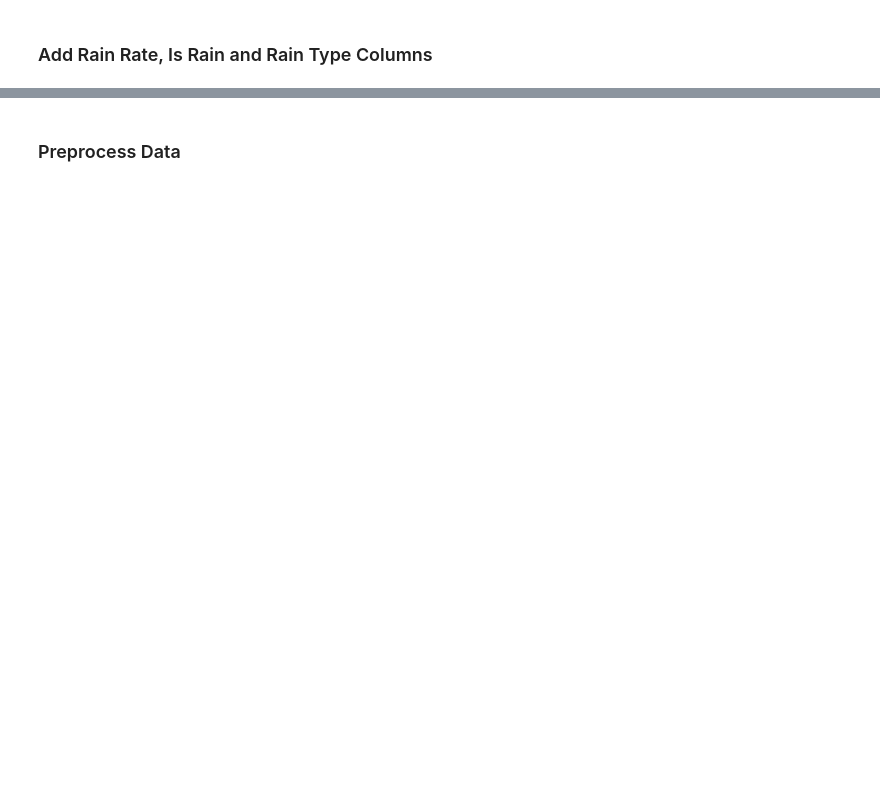
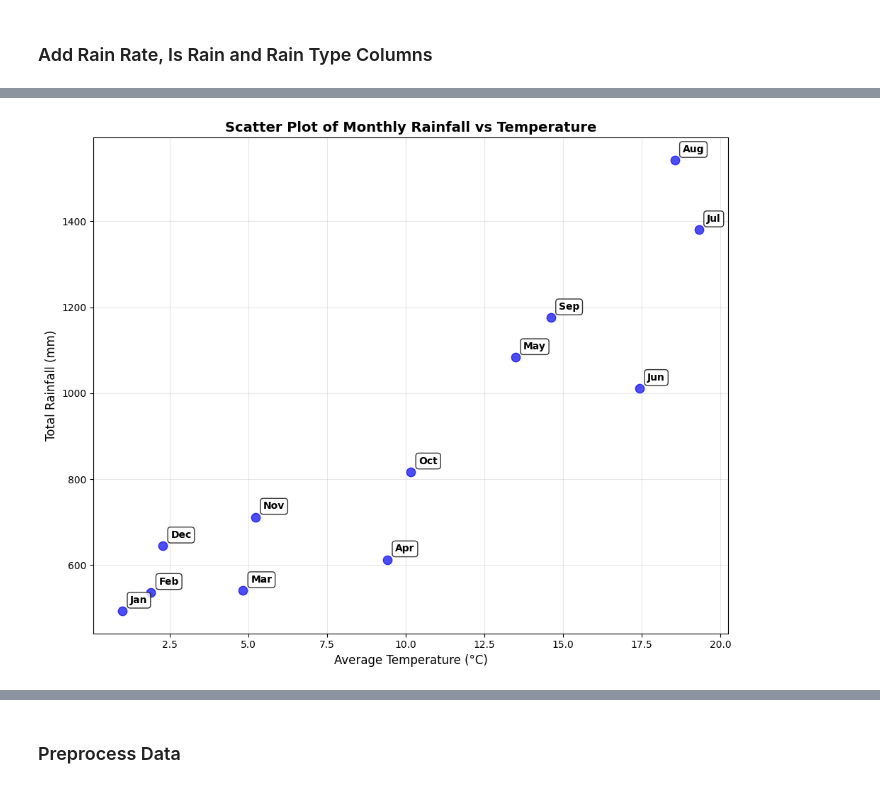
Before and after one commit to Vinzecta/Rainfall-Prediction, a Jupyter notebook: Data Analyst/Analyst.ipynb, the cells around one changed output, grey strips where cells are left out. Cells and saved outputs as stored; diff of their text form; code cells hidden in the pictures; blank space fills up the shorter version.

```diff
--- a/Data Analyst/Analyst.ipynb
+++ b/Data Analyst/Analyst.ipynb
@@ -169,0 +223,35 @@ resample_data['Rain_Type'] = np.select(rain_rate, rain_condition, default='Unkno
+# %%
+monthly_data = resample_data.copy(deep=True)
+monthly_data['month'] = monthly_data.index.month
+monthly_data['T (degC)'] = monthly_data['T (K)'] - 273.15
+
+monthly_avg = monthly_data.groupby('month').agg({
+    'rain (mm)': 'sum',
+    'T (degC)': 'mean'
+}).reset_index()
+
+# Create month names for better readability
+month_names = ['Jan', 'Feb', 'Mar', 'Apr', 'May', 'Jun',
+               'Jul', 'Aug', 'Sep', 'Oct', 'Nov', 'Dec']
+monthly_avg['month_name'] = monthly_avg['month'].apply(lambda x: month_names[x-1])
+
+# Scatter plot with month labels
+plt.figure(figsize=(10, 8))
+plt.scatter(monthly_avg['T (degC)'], monthly_avg['rain (mm)'], color='blue', s=80, alpha=0.7)
+
+# Add month labels to each point
+for i, row in monthly_avg.iterrows():
+    plt.annotate(row['month_name'],
+                (row['T (degC)'], row['rain (mm)']),
+                xytext=(8, 8), textcoords='offset points',
+                fontsize=10, fontweight='bold',
+                bbox=dict(boxstyle='round,pad=0.3', facecolor='white', alpha=0.8))
+
+plt.title('Scatter Plot of Monthly Rainfall vs Temperature', fontsize=14, fontweight='bold')
+plt.xlabel('Average Temperature (°C)', fontsize=12)
+plt.ylabel('Total Rainfall (mm)', fontsize=12)
+plt.grid(True, alpha=0.3)
+plt.tight_layout()
+plt.show()
+# %% [output]
+[figure, added]
```
Also changed, not shown: parts of 13 cells of this notebook.
